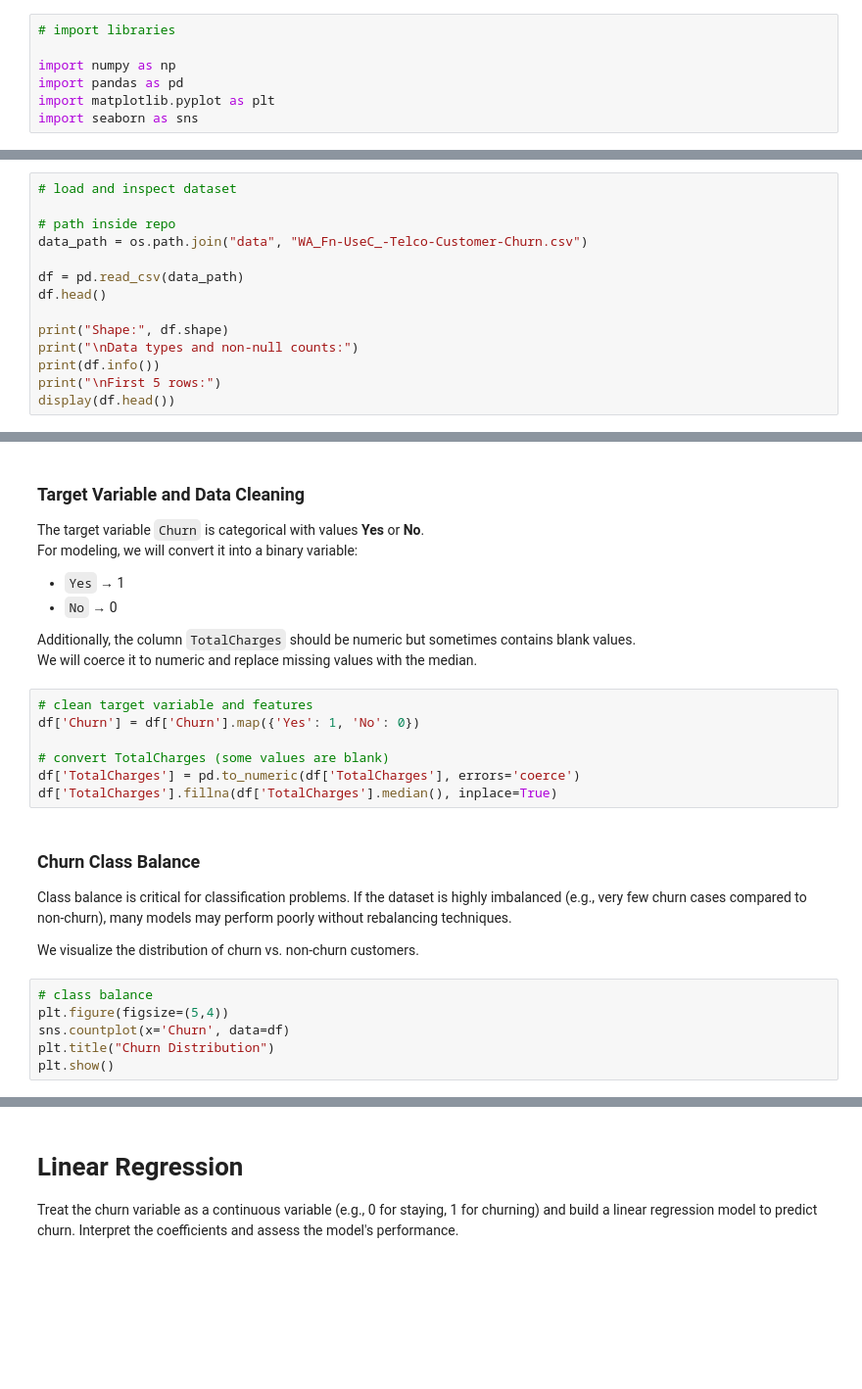
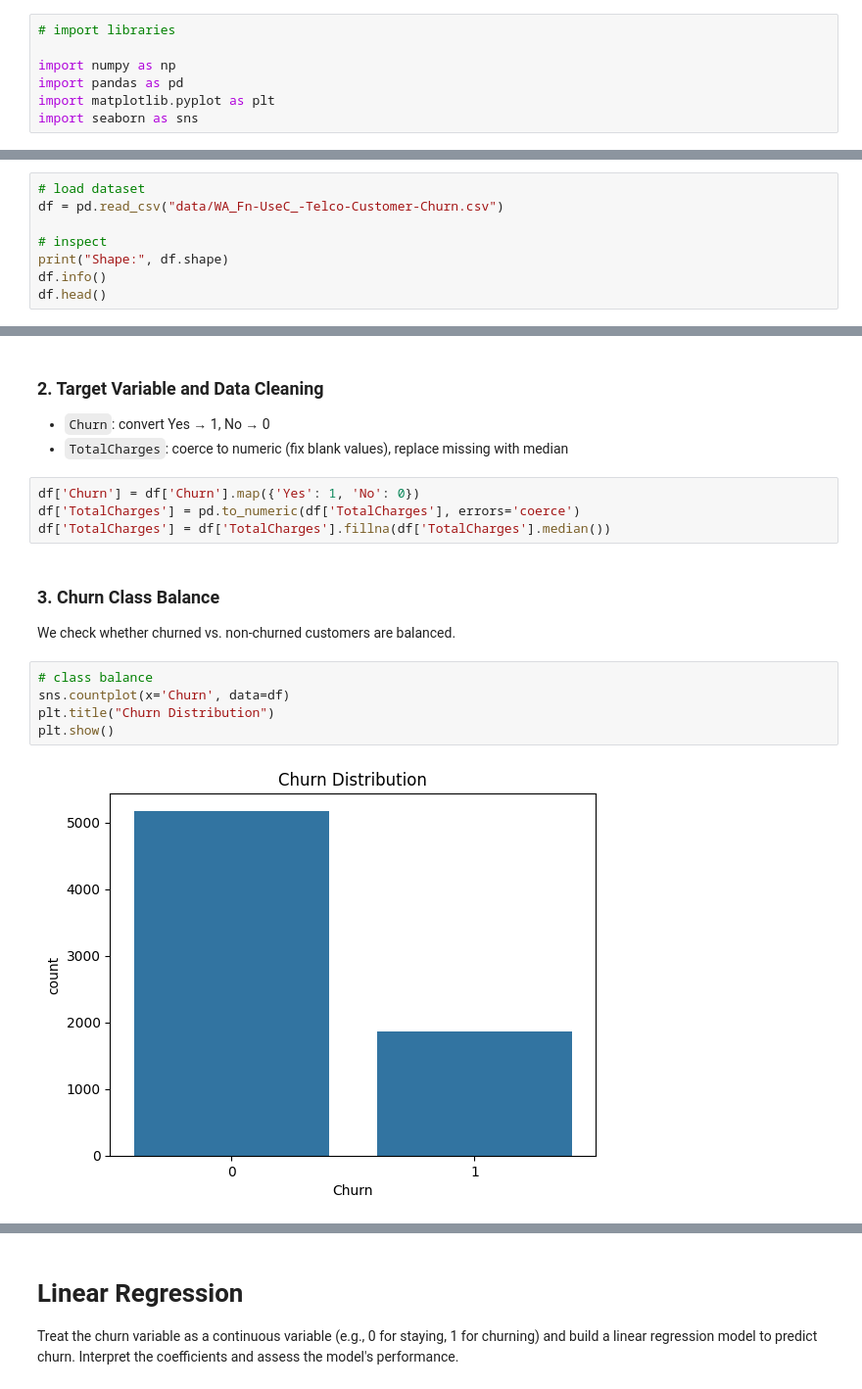
Before and after one commit to catebarry/xai-assignments, a Jupyter notebook: assignments/assignment-1.ipynb, the cells around one changed output, grey strips where cells are left out. Shown at 98% size. Saved outputs shown, nothing was run; the diff lists cells and outputs as text; blank space fills up the shorter version.

```diff
--- a/assignments/assignment-1.ipynb
+++ b/assignments/assignment-1.ipynb
@@ -119,15 +96,9 @@ The dataset includes:
 # %%
-# load and inspect dataset
+# load dataset
+df = pd.read_csv("data/WA_Fn-UseC_-Telco-Customer-Churn.csv")
 
-# path inside repo
-data_path = os.path.join("data", "WA_Fn-UseC_-Telco-Customer-Churn.csv")
-
-df = pd.read_csv(data_path)
+# inspect
+print("Shape:", df.shape)
+df.info()
 df.head()
-
-print("Shape:", df.shape)
-print("\nData types and non-null counts:")
-print(df.info())
-print("\nFirst 5 rows:")
-display(df.head())
 # %% [output]
@@ -135,30 +129,21 @@ HTTPError: HTTP Error 404: Not Found
 # %% [markdown]
-### Target Variable and Data Cleaning
+### 2. Target Variable and Data Cleaning
 
-The target variable `Churn` is categorical with values **Yes** or **No**.
-For modeling, we will convert it into a binary variable:
-- `Yes` → 1
-- `No` → 0
-
-Additionally, the column `TotalCharges` should be numeric but sometimes contains blank values.
-We will coerce it to numeric and replace missing values with the median.
+- `Churn`: convert Yes → 1, No → 0
+- `TotalCharges`: coerce to numeric (fix blank values), replace missing with median
 # %%
-# clean target variable and features
 df['Churn'] = df['Churn'].map({'Yes': 1, 'No': 0})
-
-# convert TotalCharges (some values are blank)
 df['TotalCharges'] = pd.to_numeric(df['TotalCharges'], errors='coerce')
-df['TotalCharges'].fillna(df['TotalCharges'].median(), inplace=True)
+df['TotalCharges'] = df['TotalCharges'].fillna(df['TotalCharges'].median())
-# %% [markdown]
-### Churn Class Balance
-
-Class balance is critical for classification problems. If the dataset is highly imbalanced (e.g., very few churn cases compared to non-churn), many models may perform poorly without rebalancing techniques.
-
-We visualize the distribution of churn vs. non-churn customers.
+# %% [markdown]
+### 3. Churn Class Balance
+
+We check whether churned vs. non-churned customers are balanced.
 # %%
 # class balance
-plt.figure(figsize=(5,4))
 sns.countplot(x='Churn', data=df)
 plt.title("Churn Distribution")
 plt.show()
+# %% [output]
+[figure, added]
 # %% [markdown]
```
Also changed, not shown: parts of 20 cells of this notebook.
